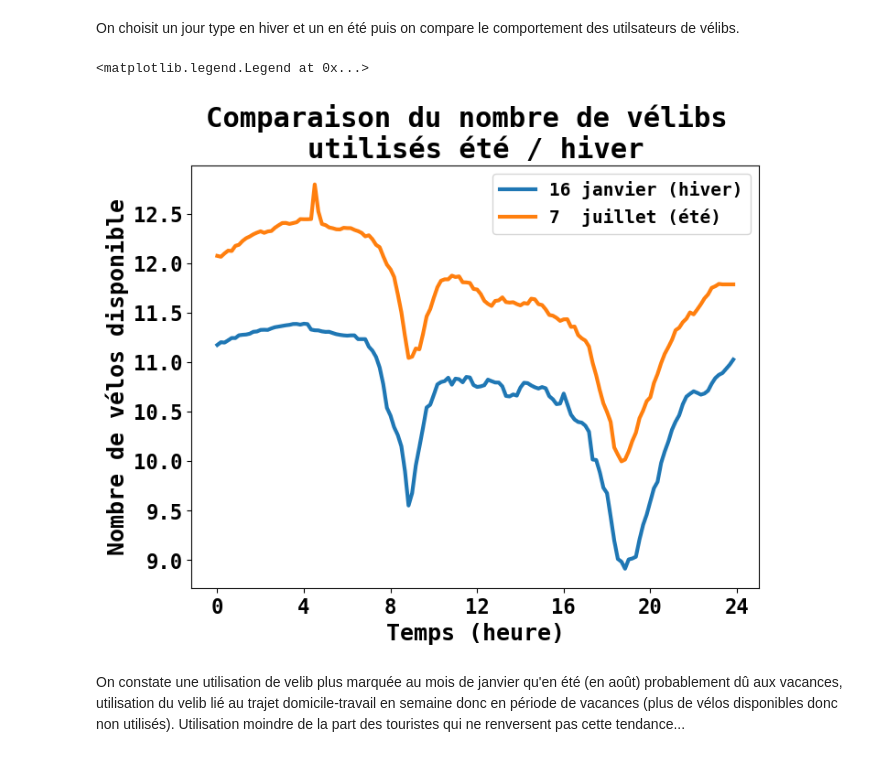
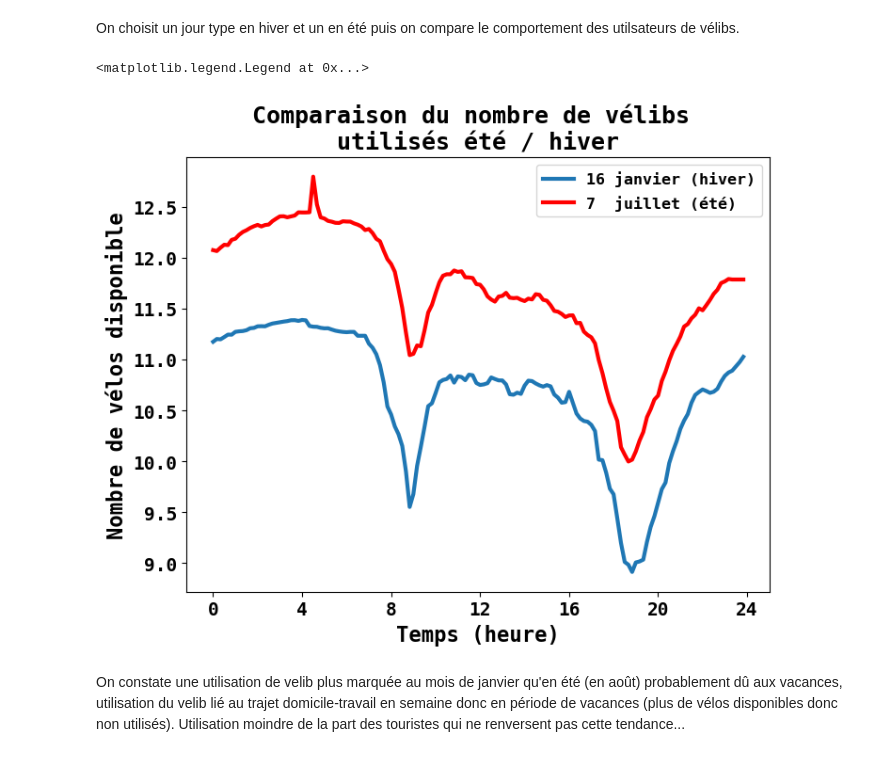
Before and after one commit to AntoineVAUNAT/Velib_JO, a Jupyter notebook: Analyse_temporelle.ipynb, the cells around one changed output. Drawn from its saved outputs; the diff is of its cells as text; code cells hidden in the pictures.

```diff
--- a/Analyse_temporelle.ipynb
+++ b/Analyse_temporelle.ipynb
@@ -30,29 +29,30 @@ font_label = {'family' : 'monospace',
 
 def evolution_temporelle(df):
 
-    df['duedate'] = pd.to_datetime(df['duedate'])
-    df['ping_time'] = pd.to_datetime(df['ping_time'])
+    # On fait des groupby avec différents aggrégateurs
+    # Les résultats obtenus avzec l'aggrégateur std n'ont pas été utilisés par la suite.
 
     df_mean       = df[['ebike', 'mechanical', 'duedate', 'numbikesavailable', 'numdocksavailable', \
     'capacity', 'is_renting', 'is_installed', 'is_returning', 'ping_time']].groupby('ping_time').mean()
-
     df_std        = df[['ebike', 'mechanical', 'duedate', 'numbikesavailable', 'numdocksavailable', \
     'capacity', 'is_renting', 'is_installed', 'is_returning', 'ping_time']].groupby('ping_time').std()
-
     df_sum        = df[['ebike', 'mechanical','numbikesavailable', 'numdocksavailable', \
     'capacity', 'is_renting', 'is_installed', 'is_returning', 'ping_time']].groupby('ping_time').sum()
 
+
+    # On renomme ici les colonnes pour qu'elles aient des noms distincts, pour pouvoir concatener le tout
+
     df_mean= df_mean[['ebike', 'mechanical', 'numbikesavailable', 'numdocksavailable', \
     'capacity', 'is_renting', 'is_installed', 'is_returning', 'duedate']].add_suffix('_mean')
-
     df_std= df_std[['ebike', 'mechanical', 'numbikesavailable', 'numdocksavailable', \
     'capacity', 'is_renting', 'is_installed', 'is_returning', 'duedate']].add_suffix('_std')
-
     df_sum= df_sum[['ebike', 'mechanical','numbikesavailable', 'numdocksavailable', \
     'capacity', 'is_renting', 'is_installed', 'is_returning']].add_suffix('_sum')
 
+    # Je rajoute une colonne qui nous donne l'information sur le nombre de station
     df_sum['nbr_station'] = df['name'].nunique()
 
+    # On retourne la concaténation des 3 dataframes
     return pd.concat([df_mean, df_std, df_sum], axis=1)
 # %%
 ## Applique evolution_temporelle sur chque csv et synthétise le tout dans un unique dataframe
@@ -101,15 +121,16 @@ def lecture_data_temp():
         i+=1
     return df
 # %%
+# ATTENTION C'EST LONG A FAIRE TOURNER
+
 # Conversion des données que l'on stock dans df_time, puis on sauvegarde le résultat dans un csv.
-# Pas la peine de re excecuter ca
 
-# df_time = lecture_data_temp()
-# df_time.to_csv('data_traitees\\data_temporelles\\data_tempo.csv')
+df_time = lecture_data_temp()
+df_time.to_csv('Data\\Data_velib\\data_tempo.csv')
 # %% [output]
 NameError: name 'df_time' is not defined
 # %%
-df_time=pd.read_csv('Data\\Data_velib\\data_temporelles\\data_tempo.csv', index_col=['ping_time'], parse_dates = ['duedate_mean', 'ping_time'])
+# df_time=pd.read_csv('Data\\Data_velib\\data_temporelles\\data_tempo.csv', index_col=['ping_time'], parse_dates = ['duedate_mean', 'ping_time'])
 # %%
 df_time
 # %% [output]
@@ -275,35 +337,35 @@ start_date = dt.datetime(2023, 1, 16) + pd.DateOffset(days=0)
 end_date   = dt.datetime(2023, 1, 16) + pd.DateOffset(days=1)
 mask = (df_time.index>= start_date) & (df_time.index <= end_date)
 
 Y1 = df_time.loc[mask,'numbikesavailable_mean'].to_numpy()
 
 # Journée d'été -> Le 7 juillet 2023
 start_date = dt.datetime(2023, 8, 7) + pd.DateOffset(days=0)
 end_date   = dt.datetime(2023, 8, 7) + pd.DateOffset(days=1)
 mask = (df_time.index>= start_date) & (df_time.index <= end_date)
 
 
 Y2 = df_time.loc[mask,'numbikesavailable_mean'].to_numpy()
 
 
 fig, ax = plt.subplots(figsize = (8,6))
 
 X = np.arange(0, len(Y1))
 labels = range(0, 80*5, 4)
 plt.xticks(range(0, 2400, 24), labels, **font_ticks) # espacement de 24*10min = 4h
 plt.yticks(**font_ticks)
 
 ax.set_title("Comparaison du nombre de vélibs \nutilisés été / hiver", **font_title)
 ax.set_xlabel('Temps (heure)', **font_xy_label)
 ax.set_ylabel('Nombre de vélos disponible', **font_xy_label)
 
 ax.plot(X, Y1, label='16 janvier (hiver)', linewidth=3)
-ax.plot(X, Y2, label='7  juillet (été)', linewidth=3)
+ax.plot(X, Y2, label='7  juillet (été)', linewidth=3, color='red')
 
 ax.legend(prop=font_label)
 # %% [output]
 <matplotlib.legend.Legend at 0x...>
-[figure, old version]
+[figure, new version]
 # %% [markdown]
 On constate une utilisation de velib plus marquée au mois de janvier qu'en été (en août) probablement dû aux vacances, utilisation
 du velib lié au trajet domicile-travail en semaine donc en période de vacances (plus de vélos disponibles donc non utilisés).
```
Also changed, not shown: parts of 10 cells of this notebook.
